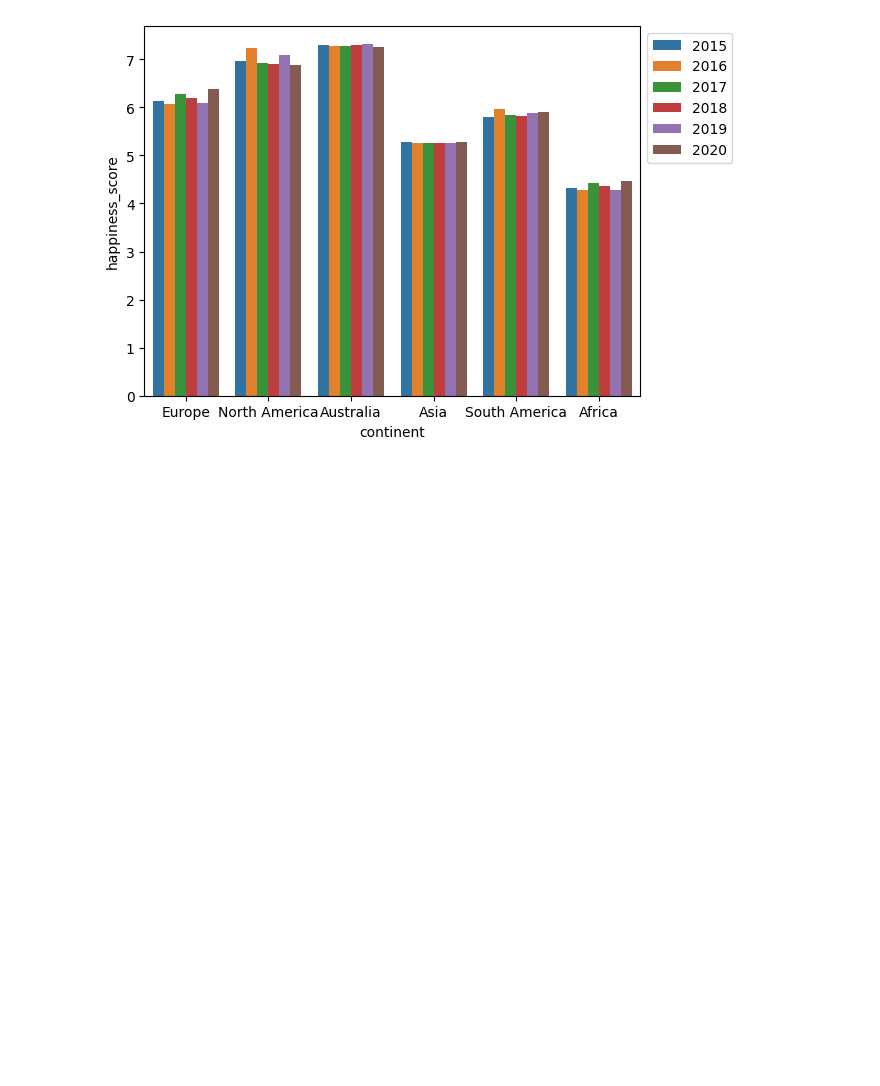
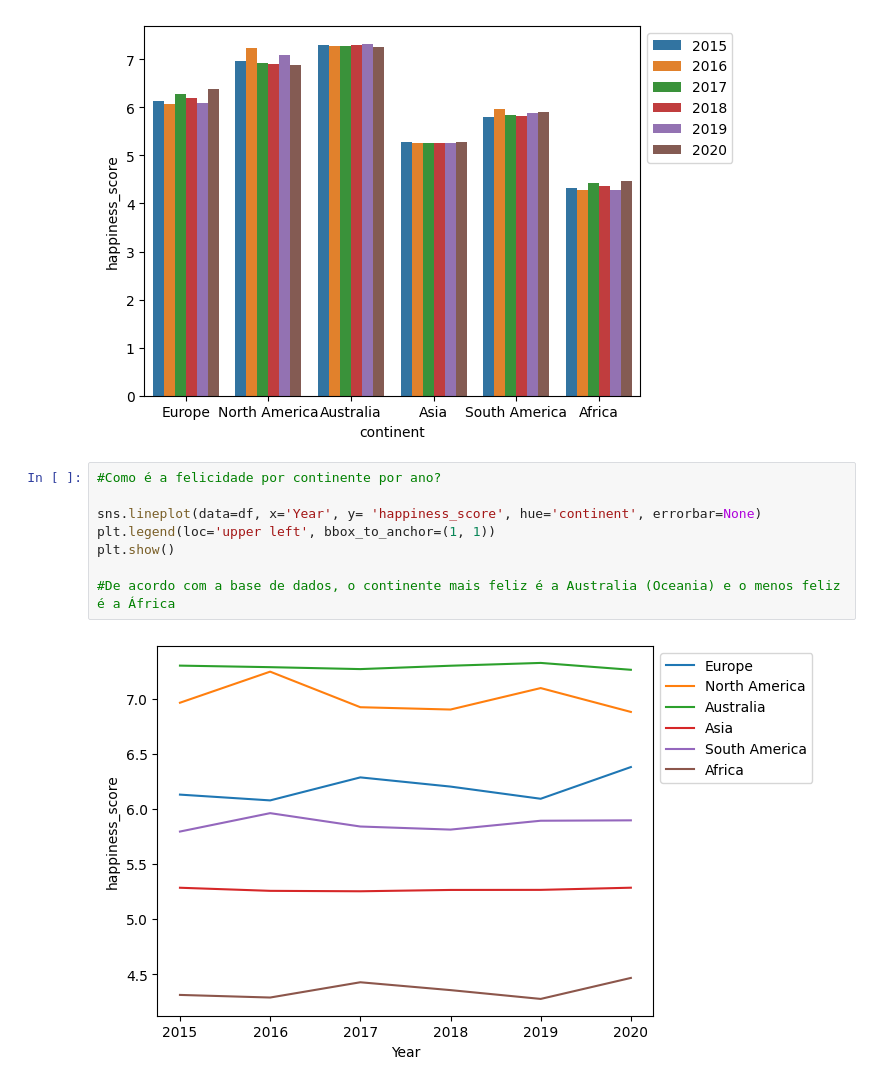
Before and after one commit to carolinagcosta/desafio_felicidade_corrupcao, a Jupyter notebook: Analise_dados.ipynb, the cells around one changed output. Drawn from its saved outputs; the diff is of its cells as text; blank space fills up the shorter version.

Commit message:
acrescentando análises sobre a felicidade por continente por ano e sobre relaçao entre felicidade e saude e felicidade e gdp_per_capita

```diff
--- a/Analise_dados.ipynb
+++ b/Analise_dados.ipynb
@@ -105,3 +105,13 @@ plt.legend(loc='upper left', bbox_to_anchor=(1, 1))
 plt.show()
 # %% [output]
 [figure]
+# %%
+#Como é a felicidade por continente por ano?
+
+sns.lineplot(data=df, x='Year', y= 'happiness_score', hue='continent', errorbar=None)
+plt.legend(loc='upper left', bbox_to_anchor=(1, 1))
+plt.show()
+
+#De acordo com a base de dados, o continente mais feliz é a Australia (Oceania) e o menos feliz é a África
+# %% [output]
+[figure, added]
```
Also changed, not shown: parts of 6 cells of this notebook.
